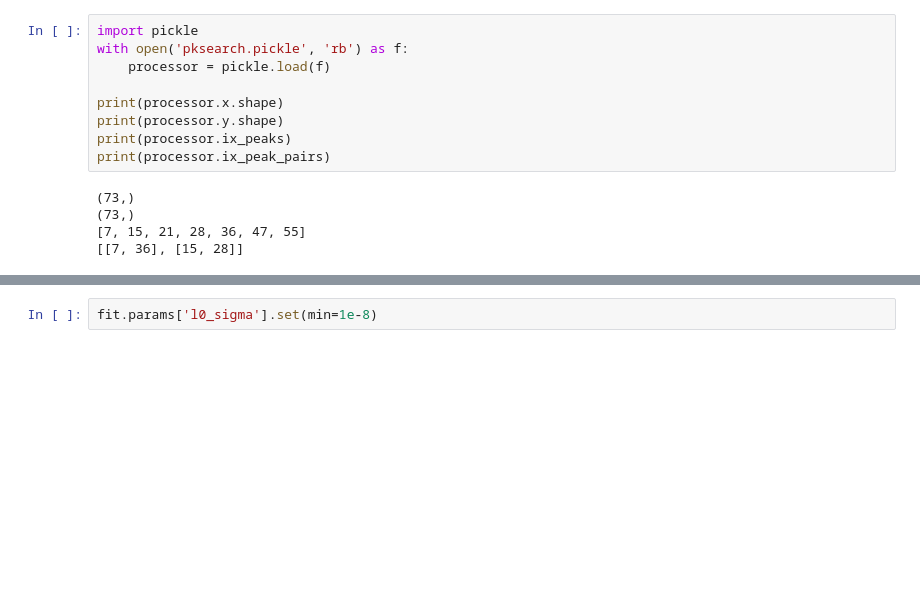
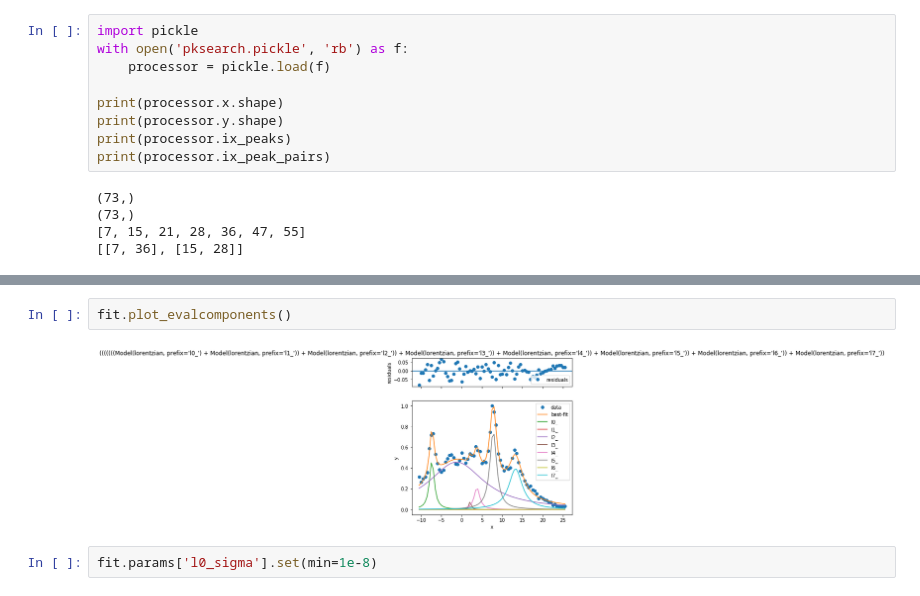
Before and after one commit to kei0822kei/smooziee, a Jupyter notebook: notebook/fitting.ipynb, the cells around one changed output, grey strips where cells are left out. Cells and saved outputs as stored; diff of their text form; blank space fills up the shorter version.

```diff
--- a/notebook/fitting.ipynb
+++ b/notebook/fitting.ipynb
@@ -104,2 +78,6 @@ fit.plot_evalcomponents()
+# %%
+fit.plot_evalcomponents()
+# %% [output]
+[figure, added]
 # %%
 fit.params['l0_sigma'].set(min=1e-8)
```
Also changed, not shown: parts of 12 cells of this notebook, 1 other file.
